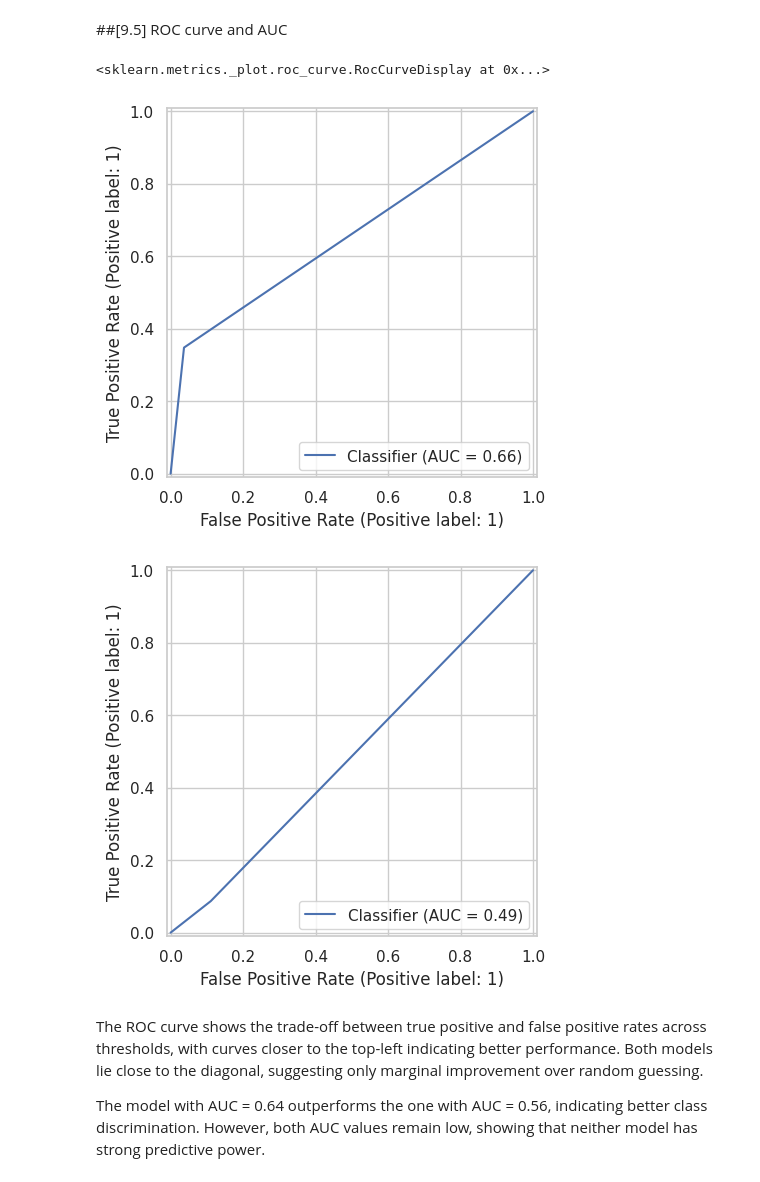
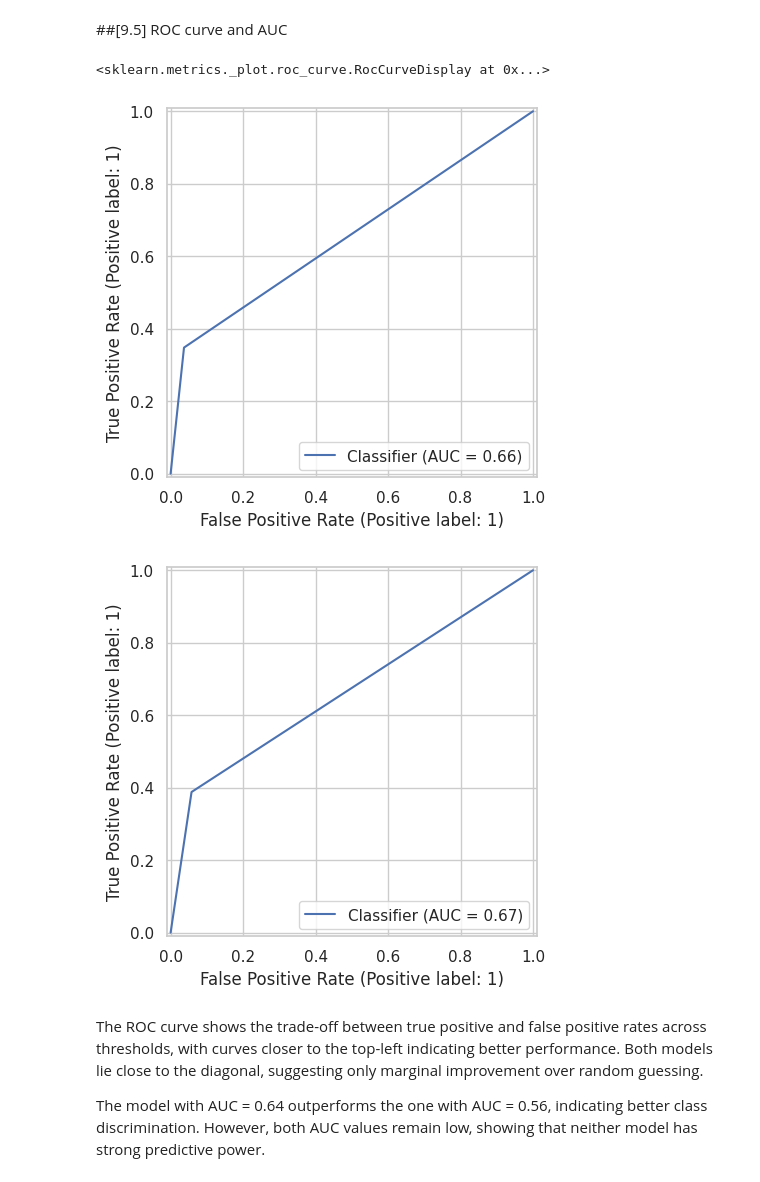
Before and after one commit to Luke-Dev-Tech/Business_intelligence_and_data-mining, a Jupyter notebook: BI_Project.ipynb, the cells around one changed output. Cells and saved outputs as stored; diff of their text form; code cells hidden in the pictures.

Commit message:
Section 9 y_test bug fixed

```diff
--- a/BI_Project.ipynb
+++ b/BI_Project.ipynb
@@ -1930,12 +1889,12 @@ weighted avg       0.73      0.77      0.75       448
 # %%
 from sklearn.metrics import RocCurveDisplay
 
 RocCurveDisplay.from_predictions(y_test, y_pred_log)
-RocCurveDisplay.from_predictions(y_test, y_pred_tree)
+RocCurveDisplay.from_predictions(y_test_tree, y_pred_tree)
 # %% [output]
 <sklearn.metrics._plot.roc_curve.RocCurveDisplay at 0x...>
 [figure]
-[figure, old version]
+[figure, new version]
 # %% [markdown]
 The ROC curve shows the trade-off between true positive and false positive rates across thresholds, with curves closer to the top-left indicating better performance. Both models lie close to the diagonal, suggesting only marginal improvement over random guessing.
 
```
Also changed, not shown: parts of 13 cells of this notebook.
